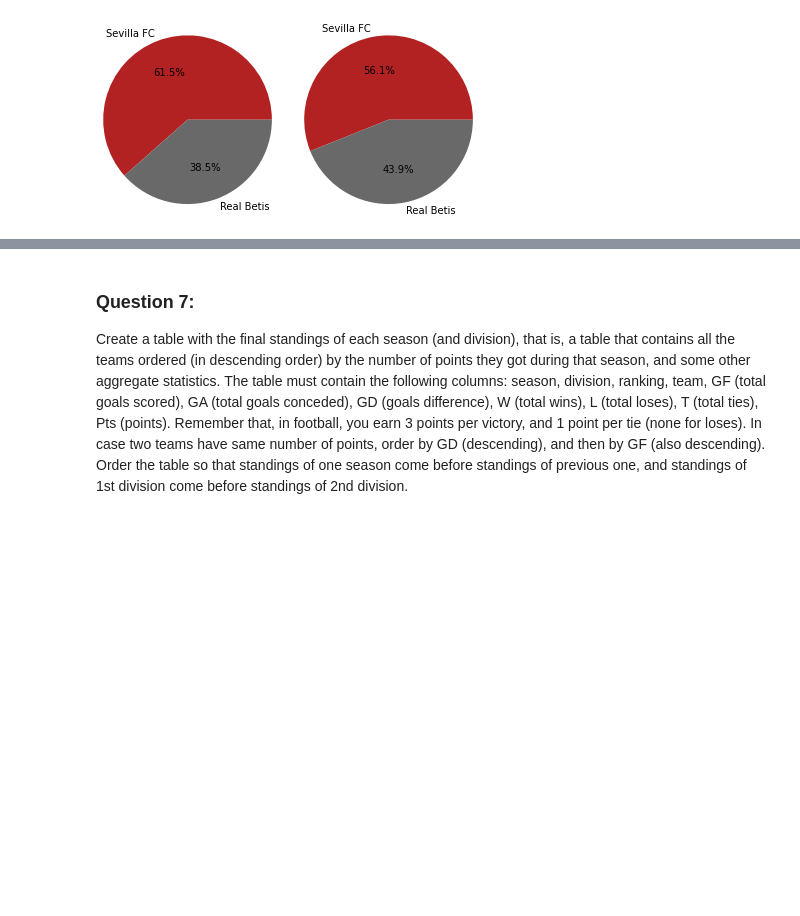
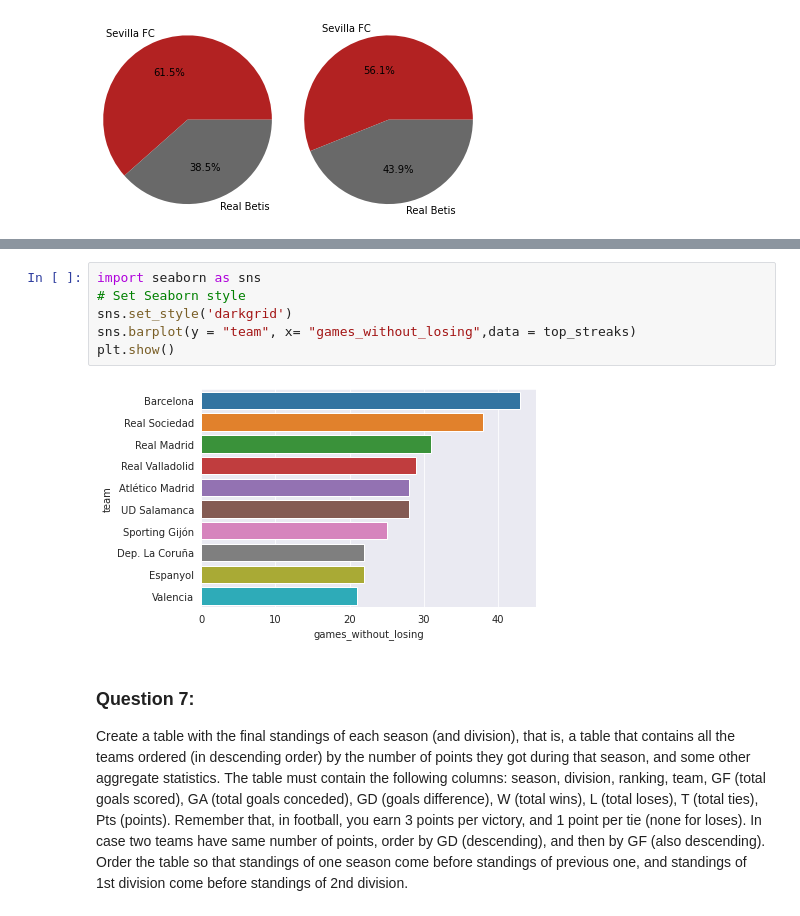
Before and after one commit to joseb061/Master-projects, a Jupyter notebook: analysis/LaLigaDataAnalysis.ipynb, the cells around one changed output, grey strips where cells are left out. Cells and saved outputs as stored; diff of their text form; blank space fills up the shorter version.

```diff
--- a/analysis/LaLigaDataAnalysis.ipynb
+++ b/analysis/LaLigaDataAnalysis.ipynb
@@ -299,3 +352,11 @@ plt.show()
+# %%
+import seaborn as sns
+# Set Seaborn style
+sns.set_style('darkgrid')
+sns.barplot(y = "team", x= "games_without_losing",data = top_streaks)
+plt.show()
+# %% [output]
+[figure, added]
 # %% [markdown]
 ### Question 7:
 Create a table with the final standings of each season (and division), that is, a table that contains all the teams ordered (in descending order) by the number of points they got during that season, and some other aggregate statistics. The table must contain the following columns: season, division, ranking, team, GF (total goals scored), GA (total goals conceded), GD (goals difference), W (total wins), L (total loses), T (total ties), Pts (points). Remember that, in football, you earn 3 points per victory, and 1 point per tie (none for loses). In case two teams have same number of points, order by GD (descending), and then by GF (also descending). Order the table so that standings of one season come before standings of previous one, and standings of 1st division come before standings of 2nd division.
```
Also changed, not shown: parts of 14 cells of this notebook.
